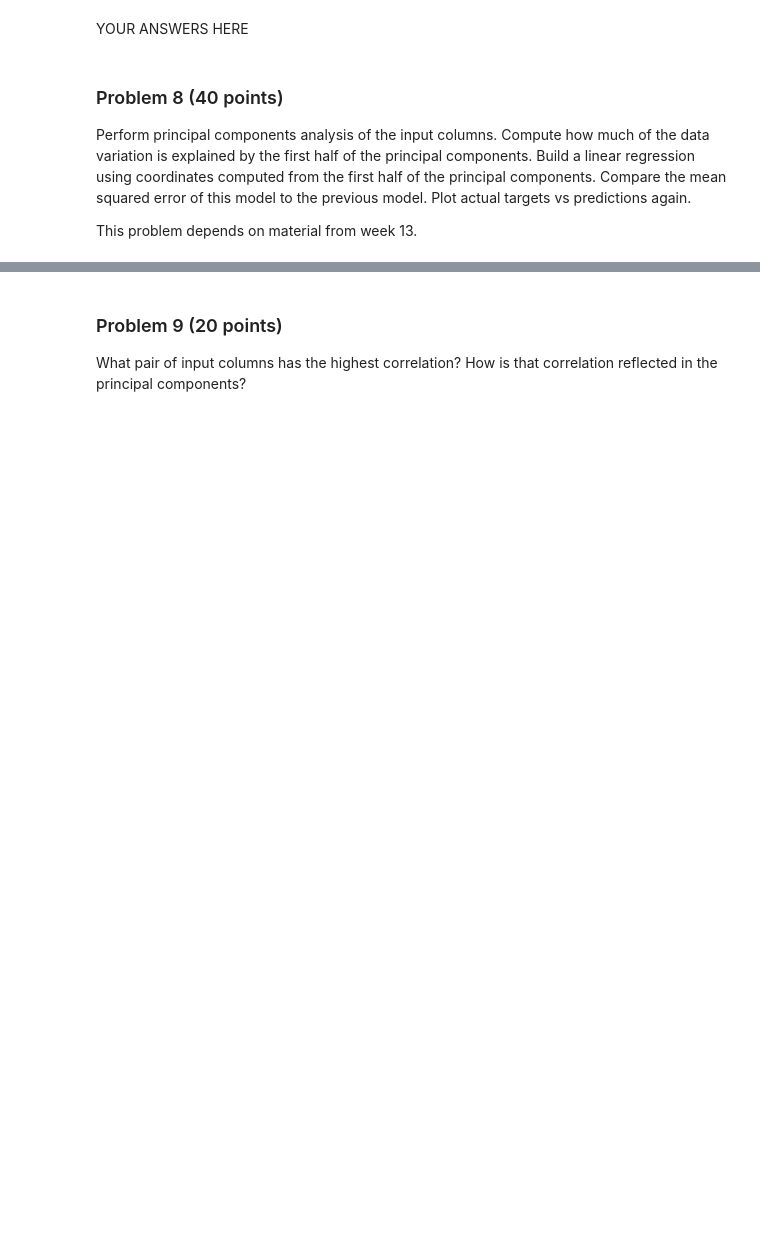
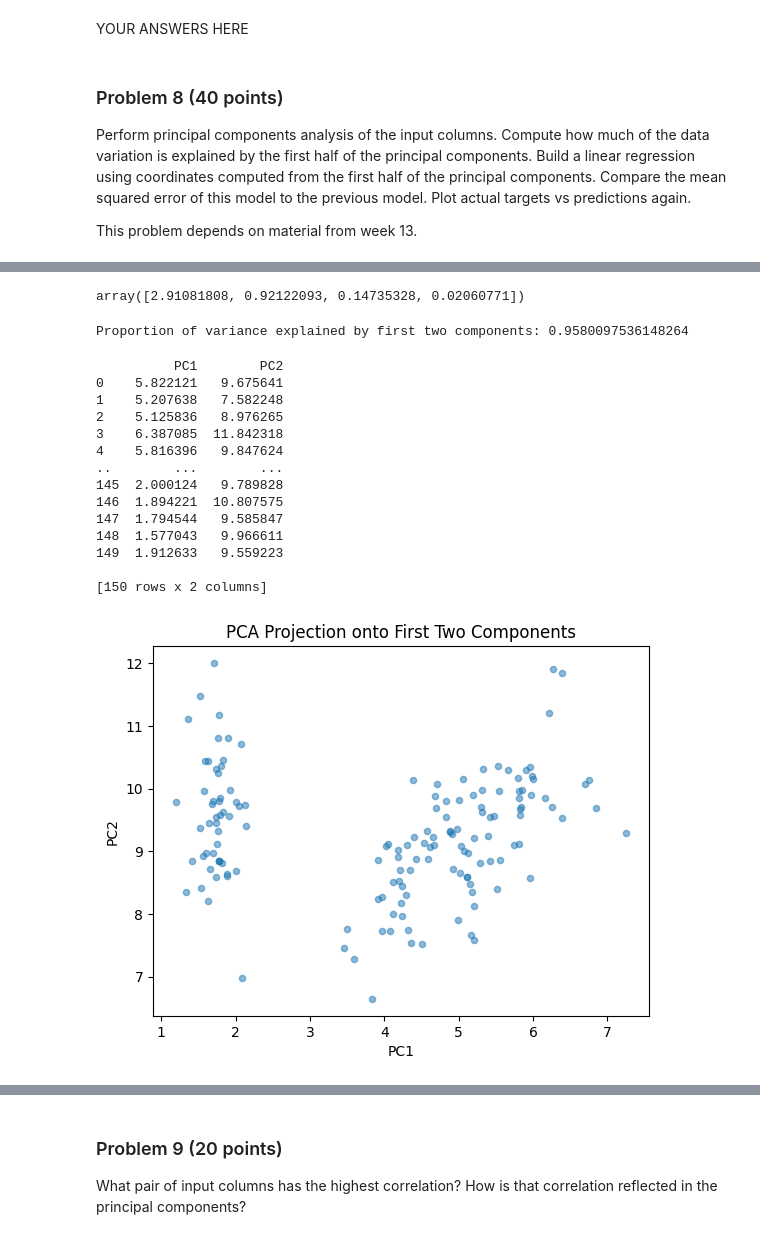
Before and after one commit to bradley-genereux/dx601-final-project, a Jupyter notebook: project.ipynb, the cells around one changed output, grey strips where cells are left out. Drawn from its saved outputs; the diff is of its cells as text; code cells hidden in the pictures; blank space fills up the shorter version.

```diff
--- a/project.ipynb
+++ b/project.ipynb
@@ -266,0 +277,8 @@ YOUR ANSWERS HERE
+# %%
+# YOUR CODE HERE
+norm = df[input_cols] / df[input_cols].std()
+
+pca = PCA()
+pca.fit(norm)
+df_components = pd.DataFrame(pca.components_, columns=input_cols)
+df_components
@@ -266,0 +291,33 @@ YOUR ANSWERS HERE
+# %%
+pca.explained_variance_
+# %% [output]
+array([2.91081808, 0.92122093, 0.14735328, 0.02060771])
+# %%
+pca_var = pca.explained_variance_ratio_[:2].sum()
+print("Proportion of variance explained by first two components:", pca_var)
+# %% [output]
+Proportion of variance explained by first two components: 0.9580097536148264
+# %%
+proj = norm @ df_components.iloc[:2].T
+proj.columns = ["PC1", "PC2"]
+print(proj)
+
+proj.plot.scatter(x="PC1", y="PC2", alpha=0.5)
+plt.title("PCA Projection onto First Two Components")
+plt.show()
+# %% [output]
+          PC1        PC2
+0    5.822121   9.675641
+1    5.207638   7.582248
+2    5.125836   8.976265
+3    6.387085  11.842318
+4    5.816396   9.847624
+..        ...        ...
+145  2.000124   9.789828
+146  1.894221  10.807575
+147  1.794544   9.585847
+148  1.577043   9.966611
+149  1.912633   9.559223
+
+[150 rows x 2 columns]
+[figure, added]
```
Also changed, not shown: parts of 24 cells of this notebook.
